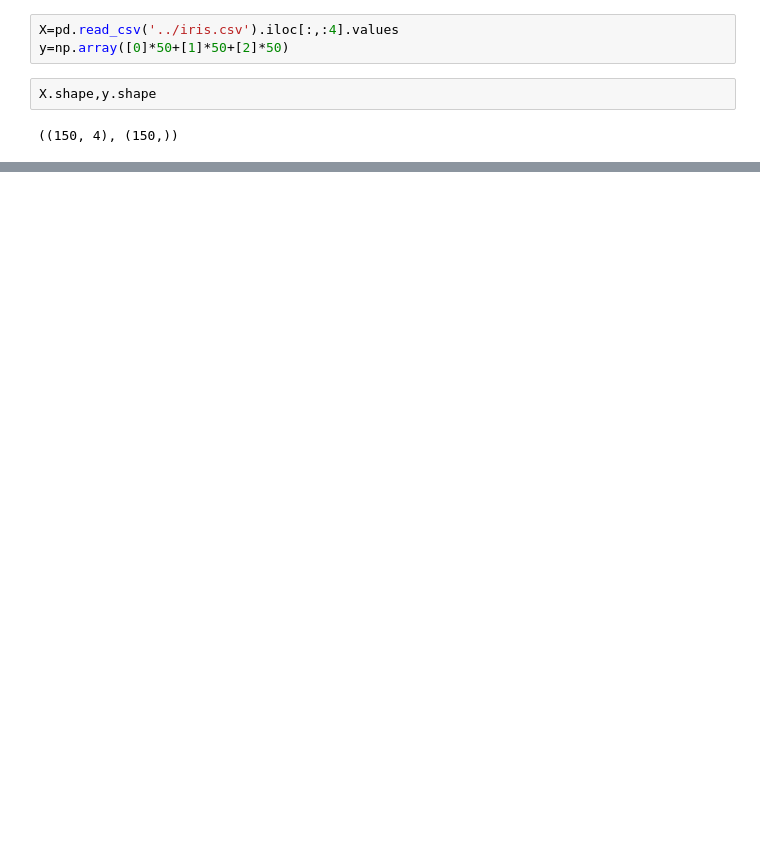
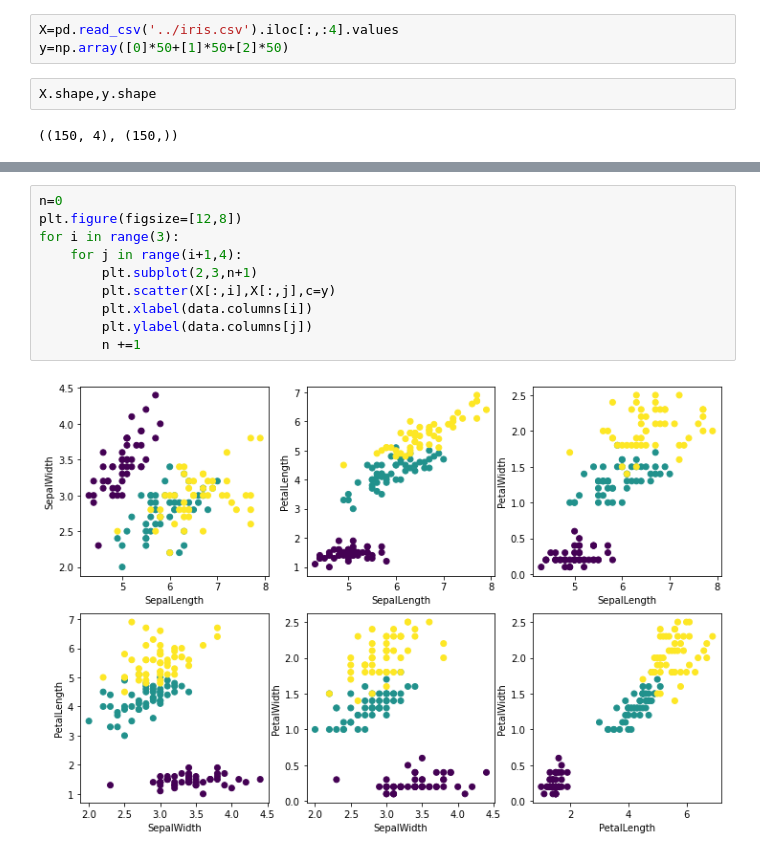
Before and after one commit to Heegu-han/AI, a Jupyter notebook: day_15/day_15.ipynb, the cells around one changed output, grey strips where cells are left out. Cells and saved outputs as stored; diff of their text form; blank space fills up the shorter version.

```diff
--- a/day_15/day_15.ipynb
+++ b/day_15/day_15.ipynb
@@ -67,0 +83,12 @@ plt.colorbar()
+# %%
+n=0
+plt.figure(figsize=[12,8])
+for i in range(3):
+    for j in range(i+1,4):
+        plt.subplot(2,3,n+1)
+        plt.scatter(X[:,i],X[:,j],c=y)
+        plt.xlabel(data.columns[i])
+        plt.ylabel(data.columns[j])
+        n +=1
+# %% [output]
+[figure, added]
```
Also changed, not shown: parts of 4 cells of this notebook.
